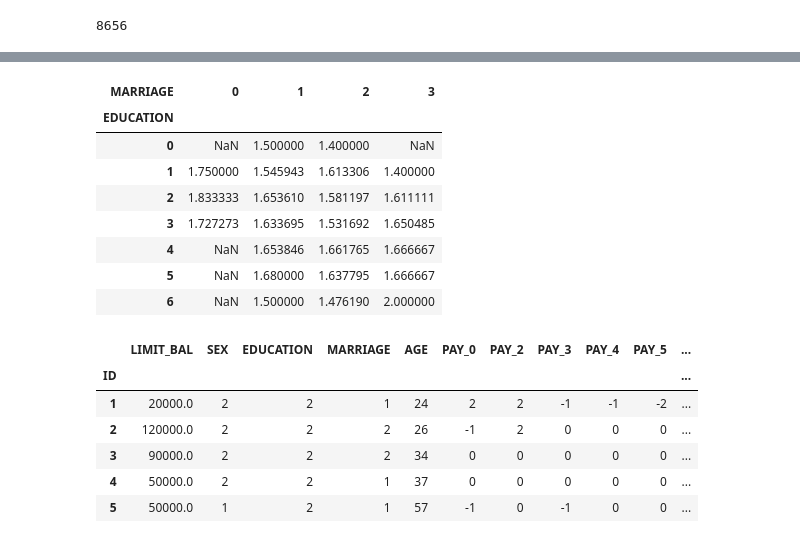
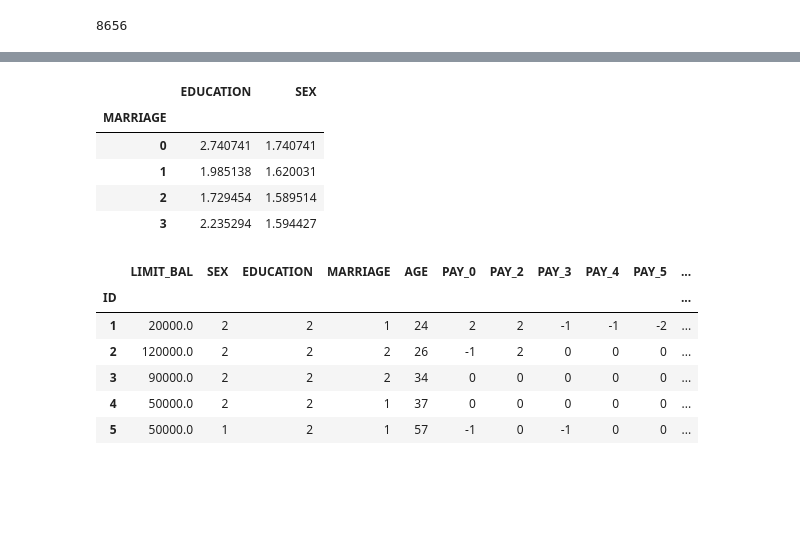
Before and after one commit to VladRim/sfml, a Jupyter notebook: hw1-task.ipynb, the cells around one changed output, grey strips where cells are left out. Saved outputs shown, nothing was run; the diff lists cells and outputs as text; code cells hidden in the pictures; blank space fills up the shorter version.

```diff
--- a/hw1-task.ipynb
+++ b/hw1-task.ipynb
@@ -117,18 +122,15 @@ default.payment.next.month
 # %%
 # (5) постройте сводную таблицу (pivot table) по SEX, EDUCATION, MARRIAGE
 
 #TODO
-df.pivot_table('SEX', 'EDUCATION', 'MARRIAGE')
+df.pivot_table(['SEX','EDUCATION'], ['MARRIAGE'], aggfunc=np.mean)
 # %% [output]
-| MARRIAGE | 0 | 1 | 2 | 3 |
-| EDUCATION |  |  |  |  |
-| 0 | NaN | 1.500000 | 1.400000 | NaN |
-| 1 | 1.750000 | 1.545943 | 1.613306 | 1.400000 |
-| 2 | 1.833333 | 1.653610 | 1.581197 | 1.611111 |
-| 3 | 1.727273 | 1.633695 | 1.531692 | 1.650485 |
-| 4 | NaN | 1.653846 | 1.661765 | 1.666667 |
-| 5 | NaN | 1.680000 | 1.637795 | 1.666667 |
-| 6 | NaN | 1.500000 | 1.476190 | 2.000000 |
+|  | EDUCATION | SEX |
+| MARRIAGE |  |  |
+| 0 | 2.740741 | 1.740741 |
+| 1 | 1.985138 | 1.620031 |
+| 2 | 1.729454 | 1.589514 |
+| 3 | 2.235294 | 1.594427 |
 # %%
 # (6) Создать новый строковый столбец в data frame-е, который:
 # принимает значение A, если значение LIMIT_BAL <=10000
```
Also changed, not shown: parts of 2 cells of this notebook.
